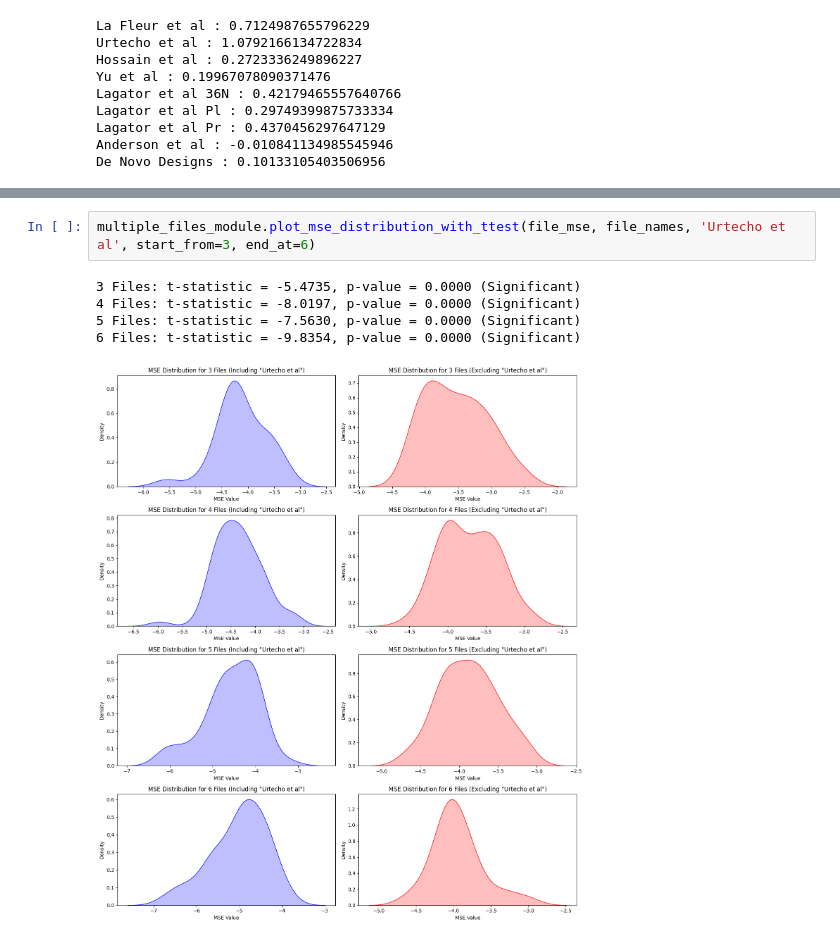
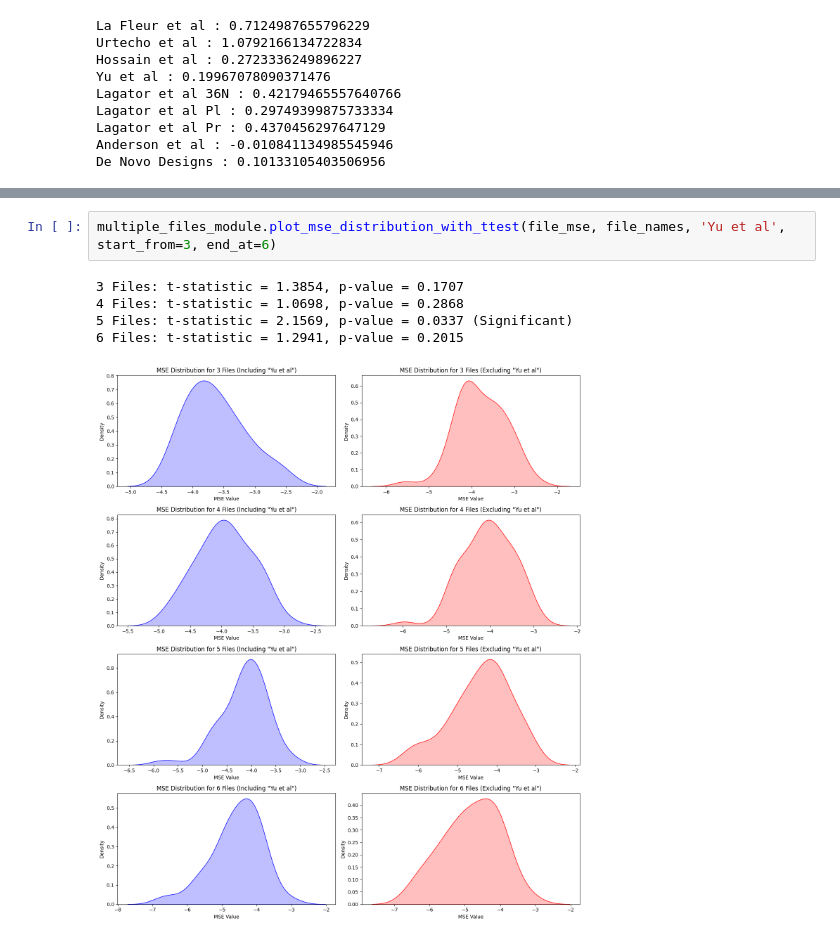
Before and after one commit to Rhys-sg/e.-coli-promoter-prediction, a Jupyter notebook: multiple_files.ipynb, the cells around one changed output, grey strips where cells are left out. Cells and saved outputs as stored; diff of their text form.

```diff
--- a/multiple_files.ipynb
+++ b/multiple_files.ipynb
@@ -55,8 +55,8 @@ multiple_files_module.plot_mse_effect_with_ttest(file_mse, file_names, 'Urtecho
 # %%
-multiple_files_module.plot_mse_distribution_with_ttest(file_mse, file_names, 'Urtecho et al', start_from=3, end_at=6)
+multiple_files_module.plot_mse_distribution_with_ttest(file_mse, file_names, 'Yu et al', start_from=3, end_at=6)
 # %% [output]
-3 Files: t-statistic = -5.4735, p-value = 0.0000 (Significant)
-4 Files: t-statistic = -8.0197, p-value = 0.0000 (Significant)
-5 Files: t-statistic = -7.5630, p-value = 0.0000 (Significant)
-6 Files: t-statistic = -9.8354, p-value = 0.0000 (Significant)
+3 Files: t-statistic = 1.3854, p-value = 0.1707
+4 Files: t-statistic = 1.0698, p-value = 0.2868
+5 Files: t-statistic = 2.1569, p-value = 0.0337 (Significant)
+6 Files: t-statistic = 1.2941, p-value = 0.2015
-[figure, old version]
+[figure, new version]
```
Also changed, not shown: parts of 1 cell of this notebook, 6 other files.
